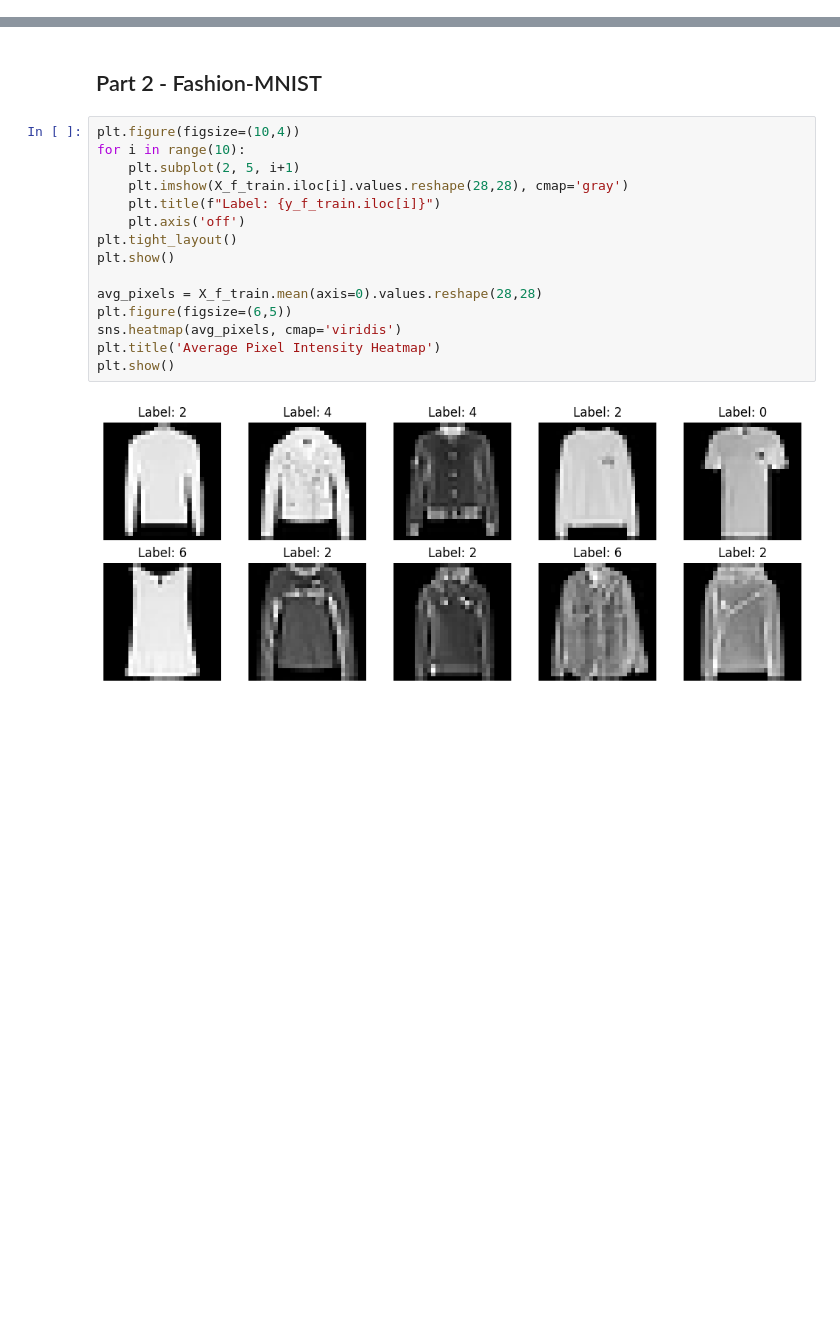
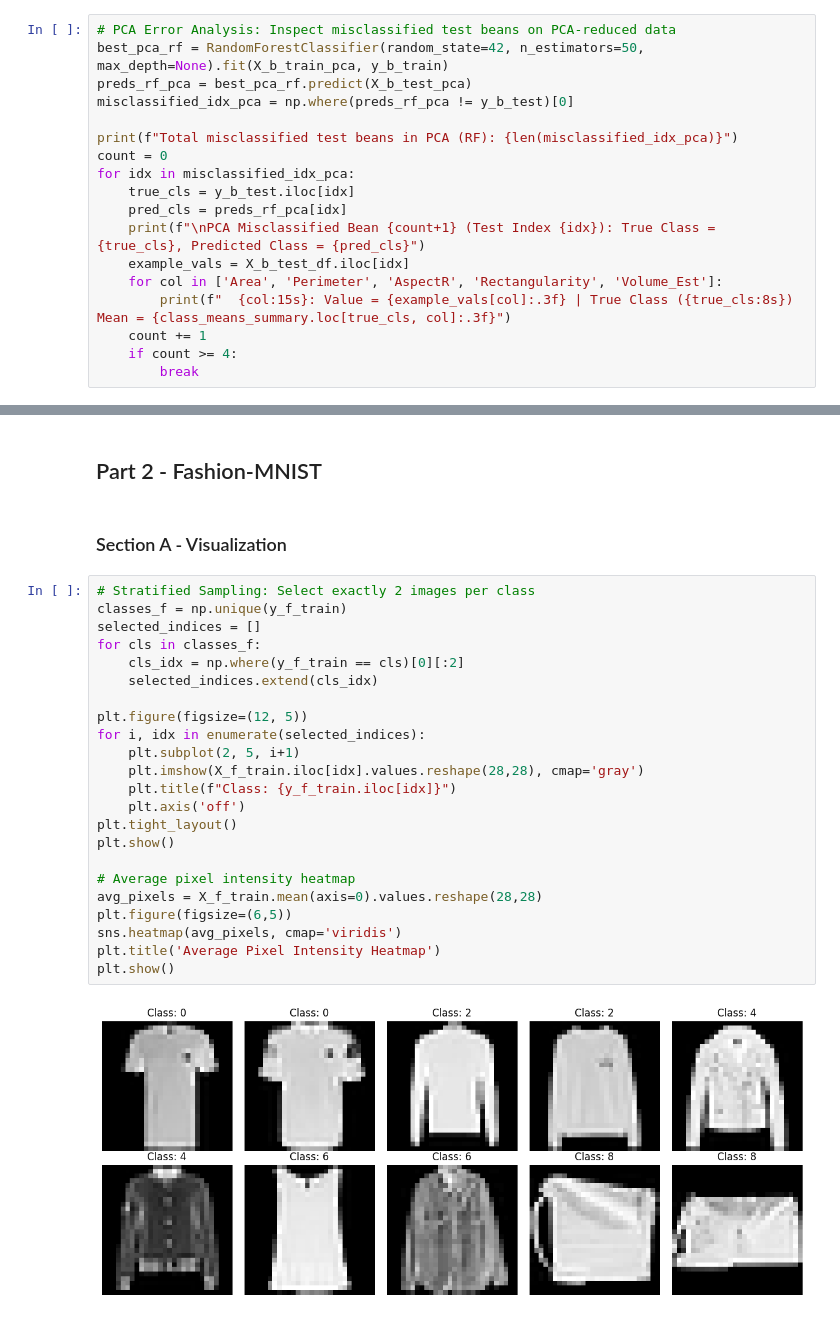
Before and after one commit to AminaOmari/ML_HW3, a Jupyter notebook: ML_HW3_212958755_212608368.ipynb, the cells around one changed output, grey strips where cells are left out. Drawn from its saved outputs; the diff is of its cells as text; blank space fills up the shorter version.

```diff
--- a/ML_HW3_212958755_212608368.ipynb
+++ b/ML_HW3_212958755_212608368.ipynb
@@ -171,0 +419,18 @@ KNN (PCA) Test Accuracy: 0.9794
+# %%
+# PCA Error Analysis: Inspect misclassified test beans on PCA-reduced data
+best_pca_rf = RandomForestClassifier(random_state=42, n_estimators=50, max_depth=None).fit(X_b_train_pca, y_b_train)
+preds_rf_pca = best_pca_rf.predict(X_b_test_pca)
+misclassified_idx_pca = np.where(preds_rf_pca != y_b_test)[0]
+
+print(f"Total misclassified test beans in PCA (RF): {len(misclassified_idx_pca)}")
+count = 0
+for idx in misclassified_idx_pca:
+    true_cls = y_b_test.iloc[idx]
+    pred_cls = preds_rf_pca[idx]
+    print(f"\nPCA Misclassified Bean {count+1} (Test Index {idx}): True Class = {true_cls}, Predicted Class = {pred_cls}")
+    example_vals = X_b_test_df.iloc[idx]
+    for col in ['Area', 'Perimeter', 'AspectR', 'Rectangularity', 'Volume_Est']:
+        print(f"  {col:15s}: Value = {example_vals[col]:.3f} | True Class ({true_cls:8s}) Mean = {class_means_summary.loc[true_cls, col]:.3f}")
+    count += 1
+    if count >= 4:
+        break
@@ -172,20 +494,30 @@ KNN (PCA) Test Accuracy: 0.9794
 # %% [markdown]
 ## Part 2 - Fashion-MNIST
+# %% [markdown]
+### Section A - Visualization
 # %%
-plt.figure(figsize=(10,4))
-for i in range(10):
+# Stratified Sampling: Select exactly 2 images per class
+classes_f = np.unique(y_f_train)
+selected_indices = []
+for cls in classes_f:
+    cls_idx = np.where(y_f_train == cls)[0][:2]
+    selected_indices.extend(cls_idx)
+
+plt.figure(figsize=(12, 5))
+for i, idx in enumerate(selected_indices):
     plt.subplot(2, 5, i+1)
-    plt.imshow(X_f_train.iloc[i].values.reshape(28,28), cmap='gray')
-    plt.title(f"Label: {y_f_train.iloc[i]}")
+    plt.imshow(X_f_train.iloc[idx].values.reshape(28,28), cmap='gray')
+    plt.title(f"Class: {y_f_train.iloc[idx]}")
     plt.axis('off')
 plt.tight_layout()
 plt.show()
 
+# Average pixel intensity heatmap
 avg_pixels = X_f_train.mean(axis=0).values.reshape(28,28)
 plt.figure(figsize=(6,5))
 sns.heatmap(avg_pixels, cmap='viridis')
 plt.title('Average Pixel Intensity Heatmap')
 plt.show()
 # %% [output]
-[figure, old version]
+[figure, new version]
 [figure]
```
Also changed, not shown: parts of 45 cells of this notebook, 2 other files.
